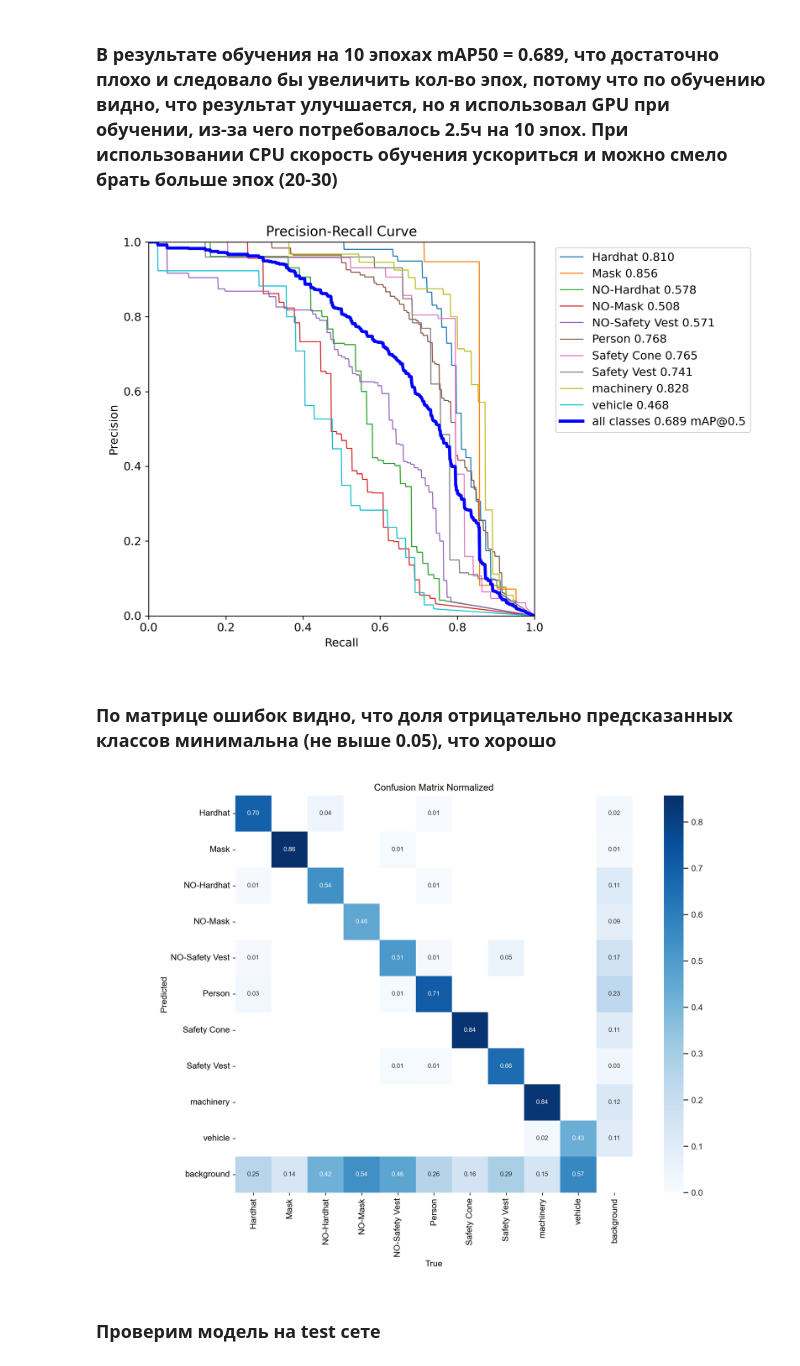
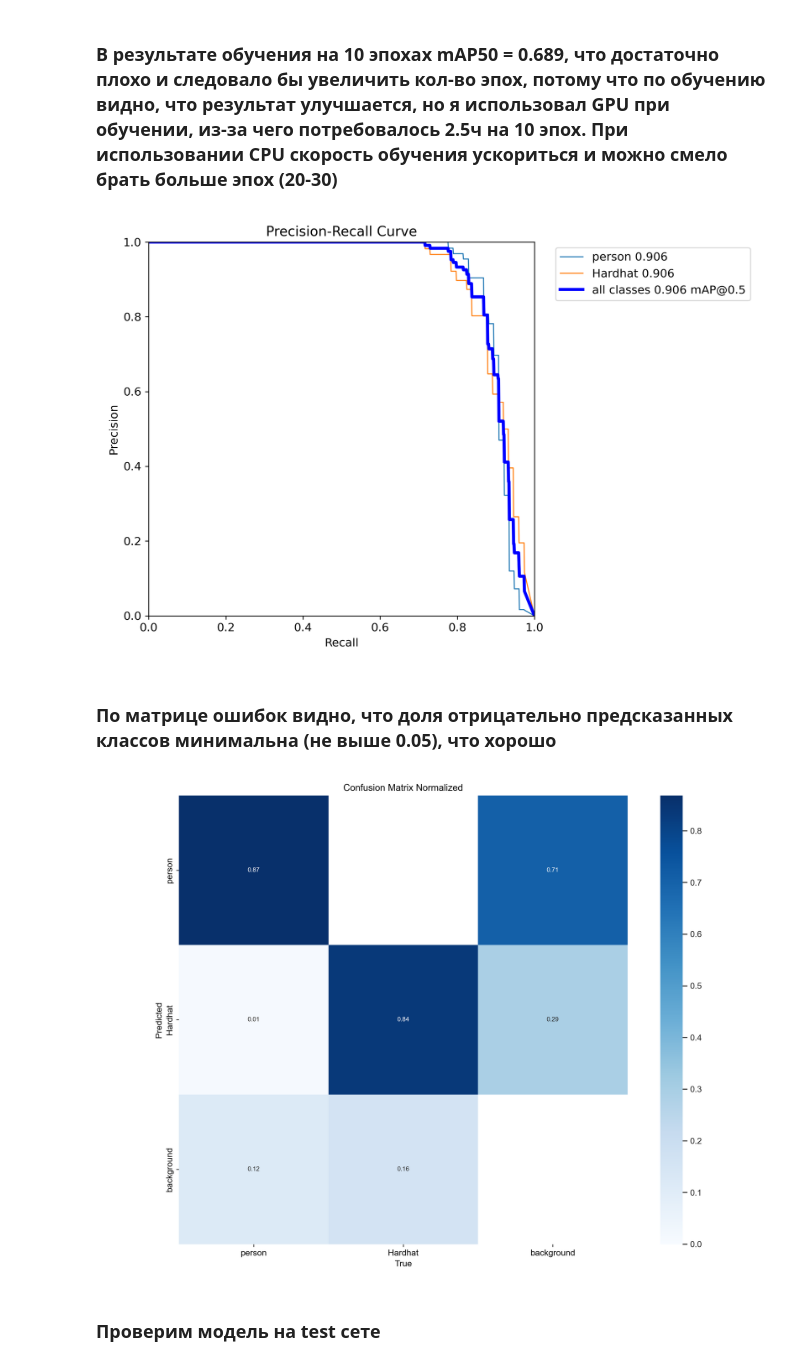
Before and after one commit to ekpog200/Detecting_and_rendering_people_2.0, a Jupyter notebook: tun_and_rec/train.ipynb, the cells around one changed output. Cells and saved outputs as stored; diff of their text form; code cells hidden in the pictures.

```diff
--- a/tun_and_rec/train.ipynb
+++ b/tun_and_rec/train.ipynb
@@ -62,15 +72,15 @@ speed: {'preprocess': 2.447224499886496, 'inference': 96.6278774696484, 'loss':
 # %% [markdown]
 ### В результате обучения на 10 эпохах mAP50 = 0.689, что достаточно плохо и следовало бы увеличить кол-во эпох, потому что по обучению видно, что результат улучшается, но я использовал GPU при обучении, из-за чего потребовалось 2.5ч на 10 эпох. При использовании CPU скорость обучения ускориться и можно смело брать больше эпох (20-30)
 # %%
-Image(filename=f'{parent_directory}/runs/detect/yolov8n_v1_train2/PR_curve.png', width=800)
+Image(filename=f'{parent_directory}/runs/detect/yolov8n_v1_train18/PR_curve.png', width=800)
 # %% [output]
-[figure, old version]
+[figure, new version]
 # %% [markdown]
 ### По матрице ошибок видно, что доля отрицательно предсказанных классов минимальна (не выше 0.05), что хорошо
 # %%
-Image(filename=f'{parent_directory}/runs/detect/yolov8n_v1_train2/confusion_matrix_normalized.png', width=800)
+Image(filename=f'{parent_directory}/runs/detect/yolov8n_v1_train18/confusion_matrix_normalized.png', width=800)
 # %% [output]
-[figure, old version]
+[figure, new version]
 # %% [markdown]
 ### Проверим модель на test сете
 # %%
```
Also changed, not shown: parts of 9 cells of this notebook, 38 other files.
